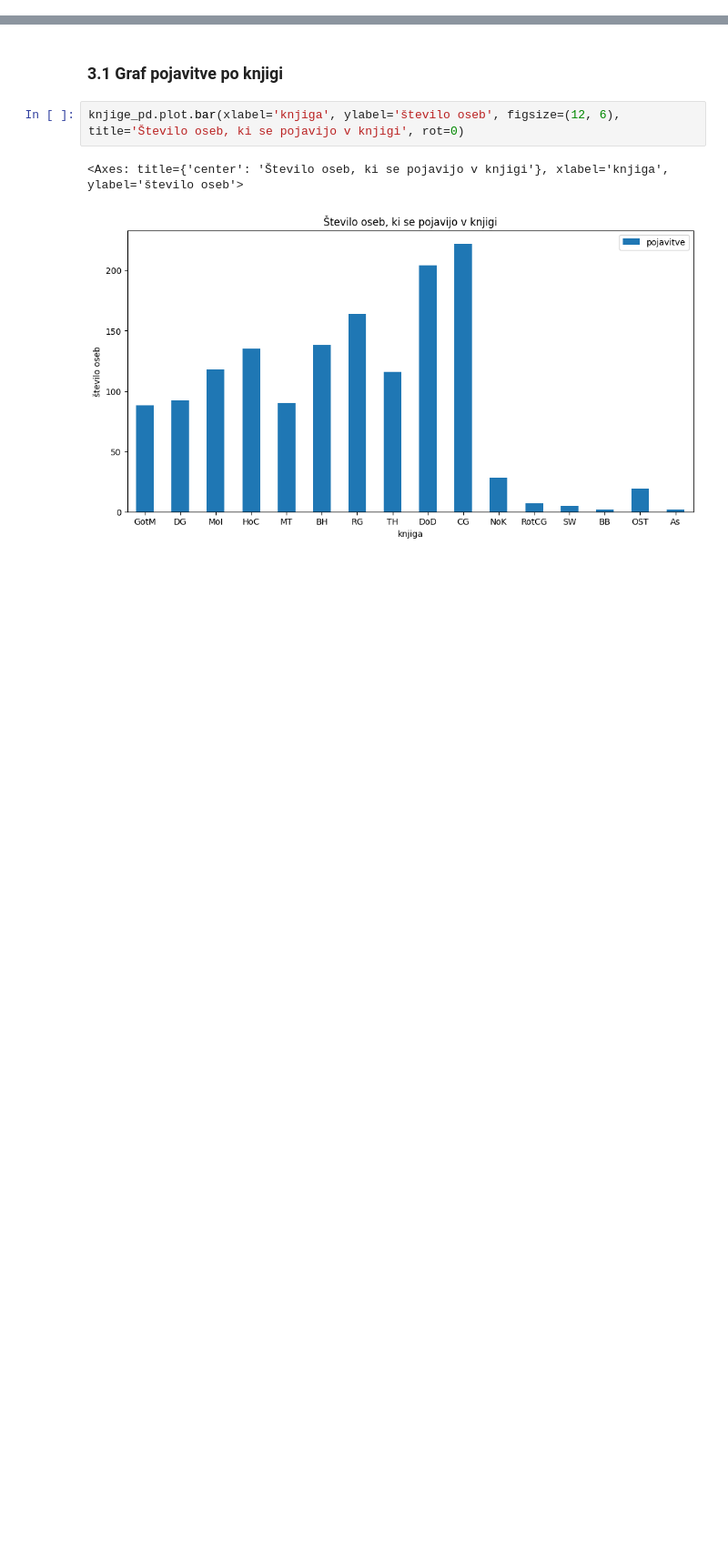
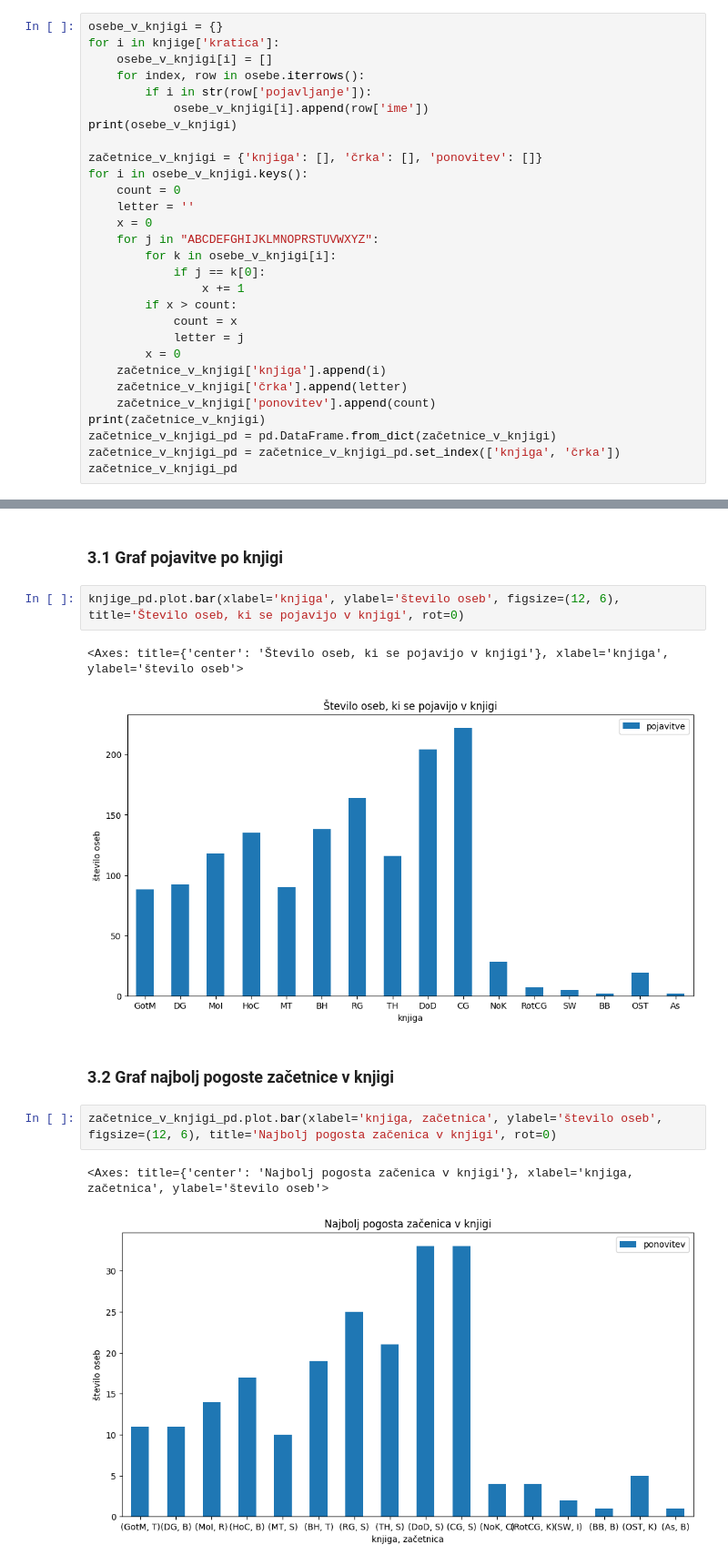
Before and after one commit to Neo-Mistral/Projektna-naloga, a Jupyter notebook: Analiziranje_knjig.ipynb, the cells around one changed output, grey strips where cells are left out. Shown: that part at 91% size. Cells and saved outputs as stored; diff of their text form; blank space fills up the shorter version.

```diff
--- a/Analiziranje_knjig.ipynb
+++ b/Analiziranje_knjig.ipynb
@@ -75,0 +78,29 @@ knjige_pd
+# %%
+osebe_v_knjigi = {}
+for i in knjige['kratica']:
+    osebe_v_knjigi[i] = []
+    for index, row in osebe.iterrows():
+        if i in str(row['pojavljanje']):
+            osebe_v_knjigi[i].append(row['ime'])
+print(osebe_v_knjigi)
+
+začetnice_v_knjigi = {'knjiga': [], 'črka': [], 'ponovitev': []}
+for i in osebe_v_knjigi.keys():
+    count = 0
+    letter = ''
+    x = 0
+    for j in "ABCDEFGHIJKLMNOPRSTUVWXYZ":
+        for k in osebe_v_knjigi[i]:
+            if j == k[0]:
+                x += 1
+        if x > count:
+            count = x
+            letter = j
+        x = 0
+    začetnice_v_knjigi['knjiga'].append(i)
+    začetnice_v_knjigi['črka'].append(letter)
+    začetnice_v_knjigi['ponovitev'].append(count)
+print(začetnice_v_knjigi)
+začetnice_v_knjigi_pd = pd.DataFrame.from_dict(začetnice_v_knjigi)
+začetnice_v_knjigi_pd = začetnice_v_knjigi_pd.set_index(['knjiga', 'črka'])
+začetnice_v_knjigi_pd
@@ -82,3 +130,10 @@ knjige_pd.plot.bar(xlabel='knjiga', ylabel='število oseb', figsize=(12, 6), tit
 # %% [output]
 <Axes: title={'center': 'Število oseb, ki se pojavijo v knjigi'}, xlabel='knjiga', ylabel='število oseb'>
 [figure]
+# %% [markdown]
+### 3.2 Graf najbolj pogoste začetnice v knjigi
+# %%
+začetnice_v_knjigi_pd.plot.bar(xlabel='knjiga, začetnica', ylabel='število oseb', figsize=(12, 6), title='Najbolj pogosta začenica v knjigi', rot=0)
+# %% [output]
+<Axes: title={'center': 'Najbolj pogosta začenica v knjigi'}, xlabel='knjiga, začetnica', ylabel='število oseb'>
+[figure, added]
```
Also changed, not shown: parts of 3 cells of this notebook, 1 other file.
